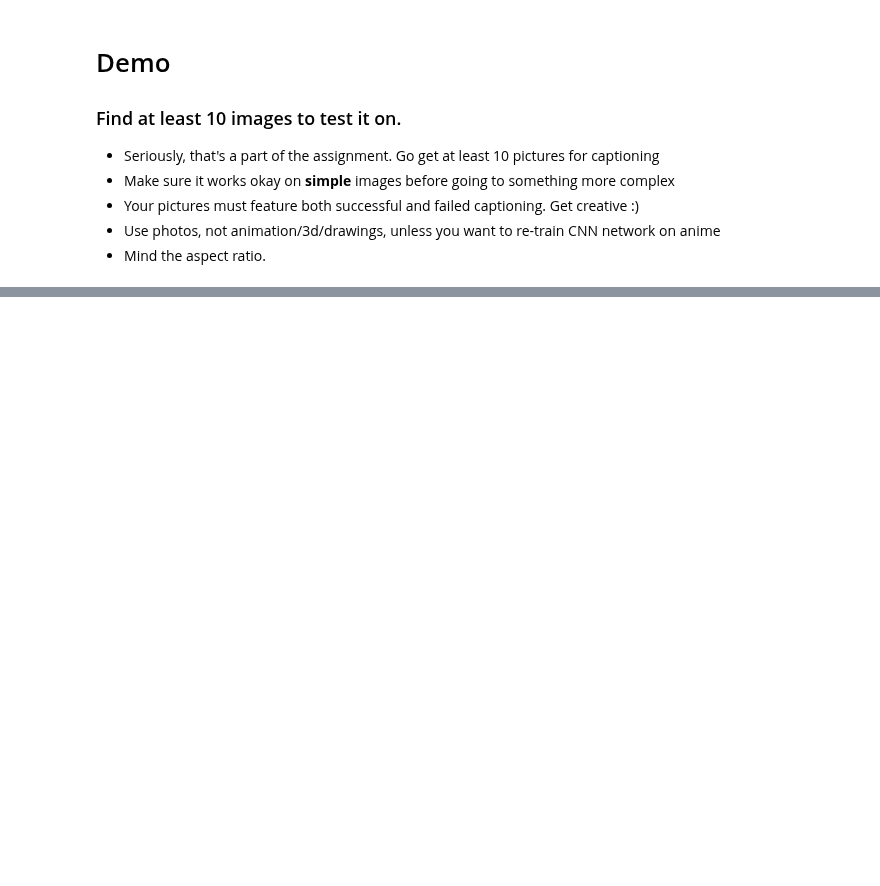
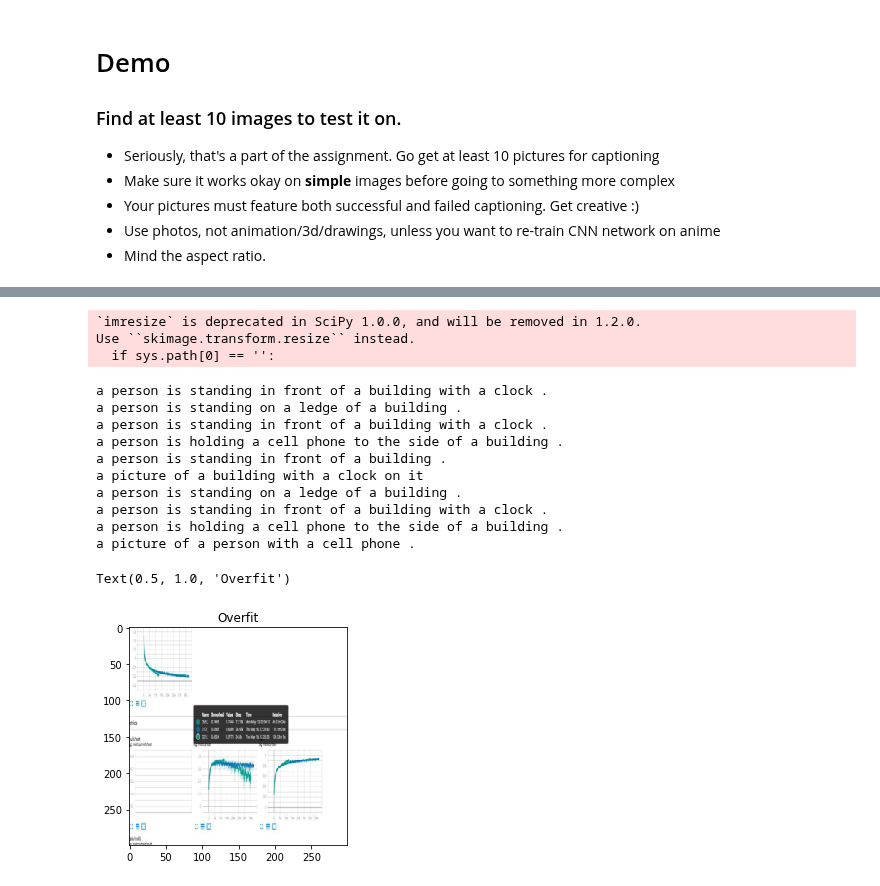
Before and after one commit to SomeoneSerge/skt_deeplearning, a Jupyter notebook: HW4/homework04_basic_part2_image_captioning.ipynb, the cells around one changed output, grey strips where cells are left out. Cells and saved outputs as stored; diff of their text form; code cells hidden in the pictures; blank space fills up the shorter version.

```diff
--- a/HW4/homework04_basic_part2_image_captioning.ipynb
+++ b/HW4/homework04_basic_part2_image_captioning.ipynb
@@ -539,0 +619,18 @@ a black and white cat sitting on top of a bed .
+# %%
+show_captions('https://i.imgur.com/3YvfQm0.jpg')[1].set_title('Overfit')
+# %% [output]
+`imresize` is deprecated in SciPy 1.0.0, and will be removed in 1.2.0.
+Use ``skimage.transform.resize`` instead.
+  if sys.path[0] == '':
+a person is standing in front of a building with a clock .
+a person is standing on a ledge of a building .
+a person is standing in front of a building with a clock .
+a person is holding a cell phone to the side of a building .
+a person is standing in front of a building .
+a picture of a building with a clock on it
+a person is standing on a ledge of a building .
+a person is standing in front of a building with a clock .
+a person is holding a cell phone to the side of a building .
+a picture of a person with a cell phone .
+Text(0.5, 1.0, 'Overfit')
+[figure, added]
```
Also changed, not shown: parts of 10 cells of this notebook, 1 other file.
